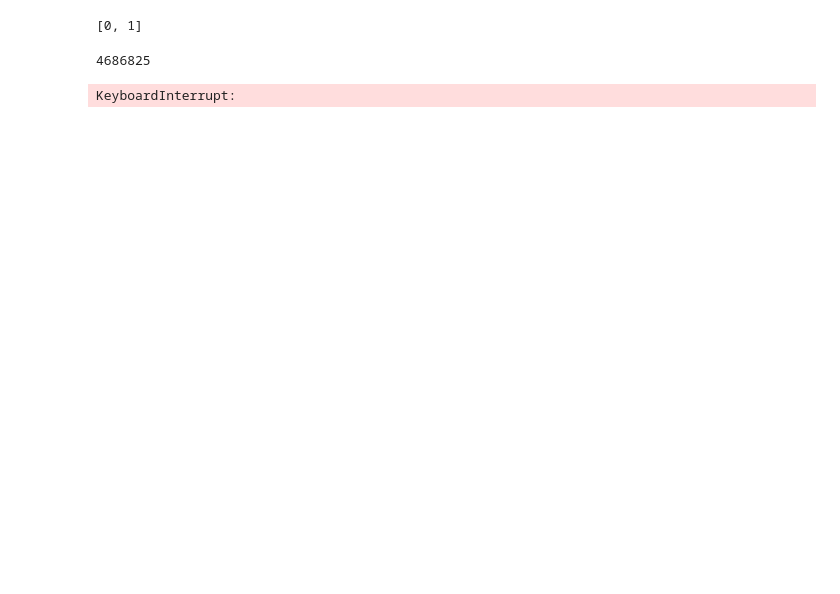
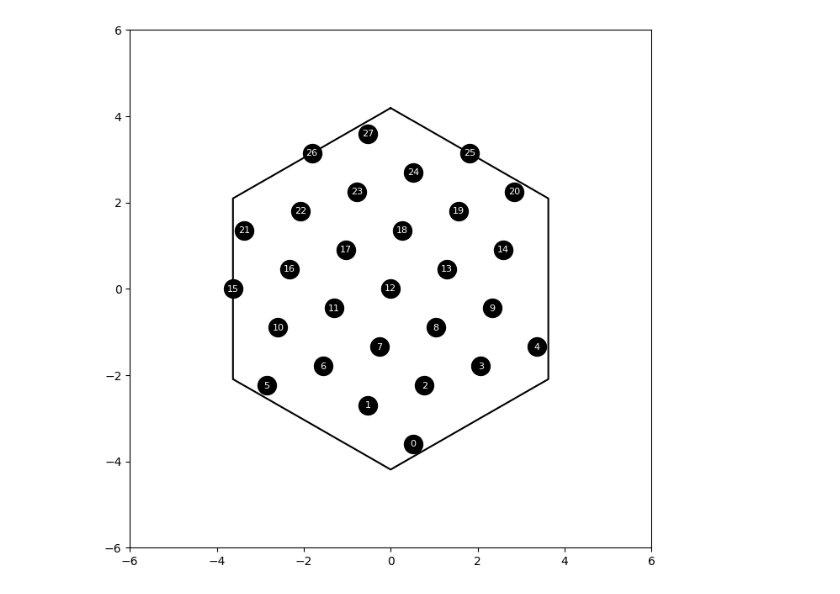
Before and after one commit to pco0511/acband-laughlin-instability, a Jupyter notebook: main.ipynb, the cells around one changed output. Saved outputs shown, nothing was run; the diff lists cells and outputs as text; code cells hidden in the pictures; blank space fills up the shorter version.

```diff
--- a/main.ipynb
+++ b/main.ipynb
@@ -2,0 +47,22 @@ import netket as nk
+# %%
+sampled_momentums = bz_27.sampled_momentums
+R = 3 * np.linalg.norm(t1)
+thetas = np.linspace(np.pi / 2, 5 * np.pi / 2, 7)
+hexagon_x = R * np.cos(thetas)
+hexagon_y = R * np.sin(thetas)
+
+fig = plt.figure(figsize=(8, 8))
+ax = fig.add_subplot()
+k_x = sampled_momentums[:, 0]
+k_y = sampled_momentums[:, 1]
+ax.scatter(k_x, k_y, s=250, c='k')
+for i in range(N_s_27):
+    x = k_x[i]
+    y = k_y[i]
+    ax.text(x, y, f"{i}", fontsize=8, color="w", ha='center', va='center')
+
+ax.plot(hexagon_x, hexagon_y, color='k')
+
+ax.set_xlim(-6, 6)
+ax.set_ylim(-6, 6)
+plt.show()
@@ -3 +71,25 @@ import netket as nk
+# %%
+sampled_momentums = bz_28.sampled_momentums
+R = 3 * np.linalg.norm(t1)
+thetas = np.linspace(np.pi / 2, 5 * np.pi / 2, 7)
+hexagon_x = R * np.cos(thetas)
+hexagon_y = R * np.sin(thetas)
+
+fig = plt.figure(figsize=(8, 8))
+ax = fig.add_subplot()
+k_x = sampled_momentums[:, 0]
+k_y = sampled_momentums[:, 1]
+ax.scatter(k_x, k_y, s=250, c='k')
+for i in range(N_s_28):
+    x = k_x[i]
+    y = k_y[i]
+    ax.text(x, y, f"{i}", fontsize=8, color="w", ha='center', va='center')
+
+ax.plot(hexagon_x, hexagon_y, color='k')
+
+ax.set_xlim(-6, 6)
+ax.set_ylim(-6, 6)
+plt.show()
+# %% [output]
+[figure, added]
 # %%
@@ -7,14 +101,0 @@ hilb = nk.hilbert.SpinOrbitalFermions(
-# %%
-hilb.states
-# %% [output]
-[0, 1]
-# %%
-hilb.n_states
-# %% [output]
-4686825
-# %%
-for state in hilb.all_states():
-    print(state)
-    break
-# %% [output]
-KeyboardInterrupt:
```
Also changed, not shown: parts of 7 cells of this notebook, 6 other files.
